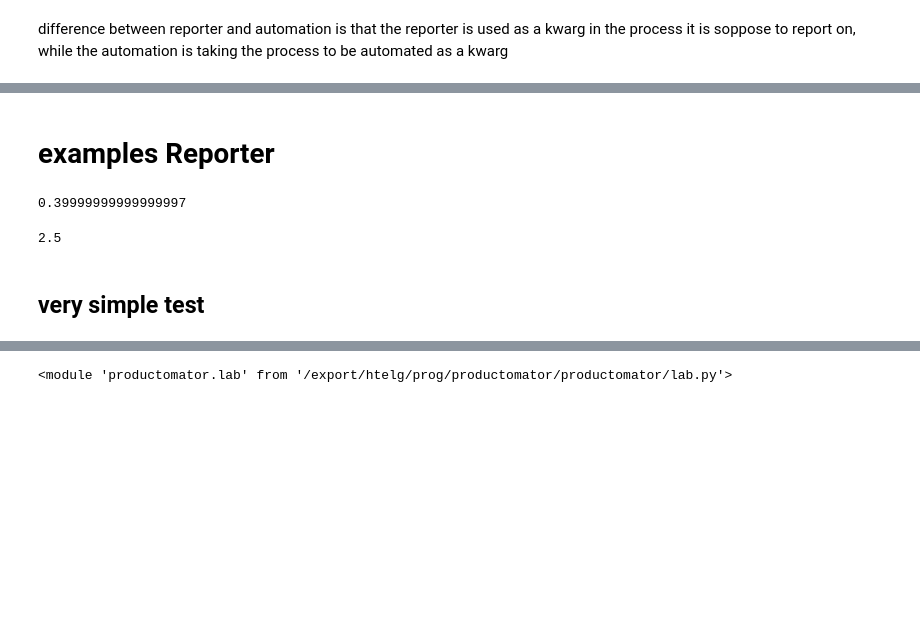
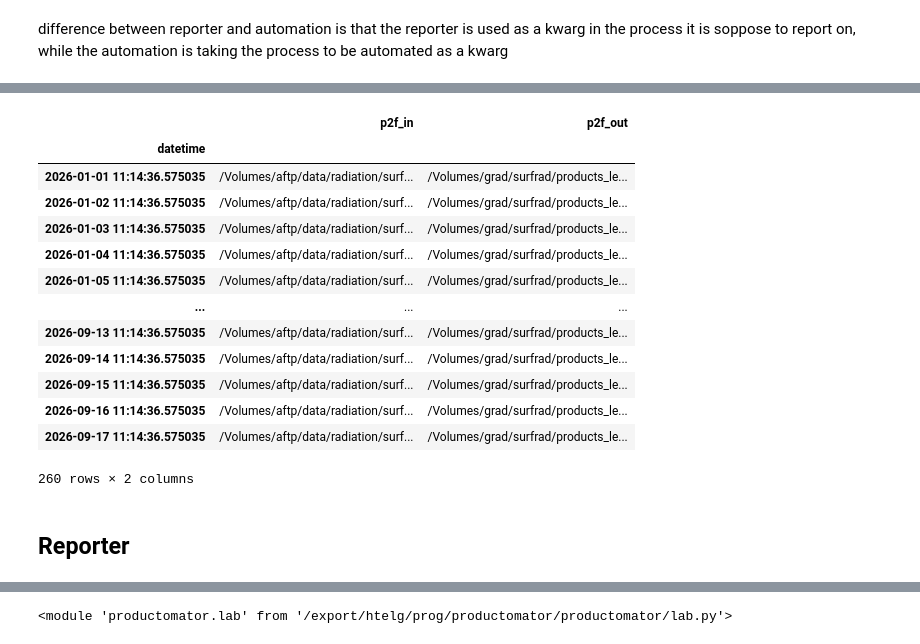
Before and after one commit to hagne/productomator, a Jupyter notebook: examples/getting_started.ipynb, the cells around one changed output, grey strips where cells are left out. Cells and saved outputs as stored; diff of their text form; code cells hidden in the pictures; blank space fills up the shorter version.

```diff
--- a/examples/getting_started.ipynb
+++ b/examples/getting_started.ipynb
@@ -13,12 +59,19 @@ difference between reporter and automation is that the reporter is used as a kwa
+# %%
+wi.workplan
+# %% [output]
+|  | p2f_in | p2f_out |
+| datetime |  |  |
+| 2026-01-01 11:14:36.575035 | /Volumes/aftp/data/radiation/surf... | /Volumes/grad/surfrad/products_le... |
+| 2026-01-02 11:14:36.575035 | /Volumes/aftp/data/radiation/surf... | /Volumes/grad/surfrad/products_le... |
+| 2026-01-03 11:14:36.575035 | /Volumes/aftp/data/radiation/surf... | /Volumes/grad/surfrad/products_le... |
+| 2026-01-04 11:14:36.575035 | /Volumes/aftp/data/radiation/surf... | /Volumes/grad/surfrad/products_le... |
+| 2026-01-05 11:14:36.575035 | /Volumes/aftp/data/radiation/surf... | /Volumes/grad/surfrad/products_le... |
+| ... | ... | ... |
+| 2026-09-13 11:14:36.575035 | /Volumes/aftp/data/radiation/surf... | /Volumes/grad/surfrad/products_le... |
+| 2026-09-14 11:14:36.575035 | /Volumes/aftp/data/radiation/surf... | /Volumes/grad/surfrad/products_le... |
+| 2026-09-15 11:14:36.575035 | /Volumes/aftp/data/radiation/surf... | /Volumes/grad/surfrad/products_le... |
+| 2026-09-16 11:14:36.575035 | /Volumes/aftp/data/radiation/surf... | /Volumes/grad/surfrad/products_le... |
+| 2026-09-17 11:14:36.575035 | /Volumes/aftp/data/radiation/surf... | /Volumes/grad/surfrad/products_le... |
+260 rows × 2 columns
 # %% [markdown]
-# examples Reporter
+## Reporter
-# %%
-60/25/6
-# %% [output]
-0.39999999999999997
-# %%
-1/(60/25/6)
-# %% [output]
-2.5
-# %% [markdown]
-## very simple test
```
Also changed, not shown: parts of 10 cells of this notebook, 1 other file.
